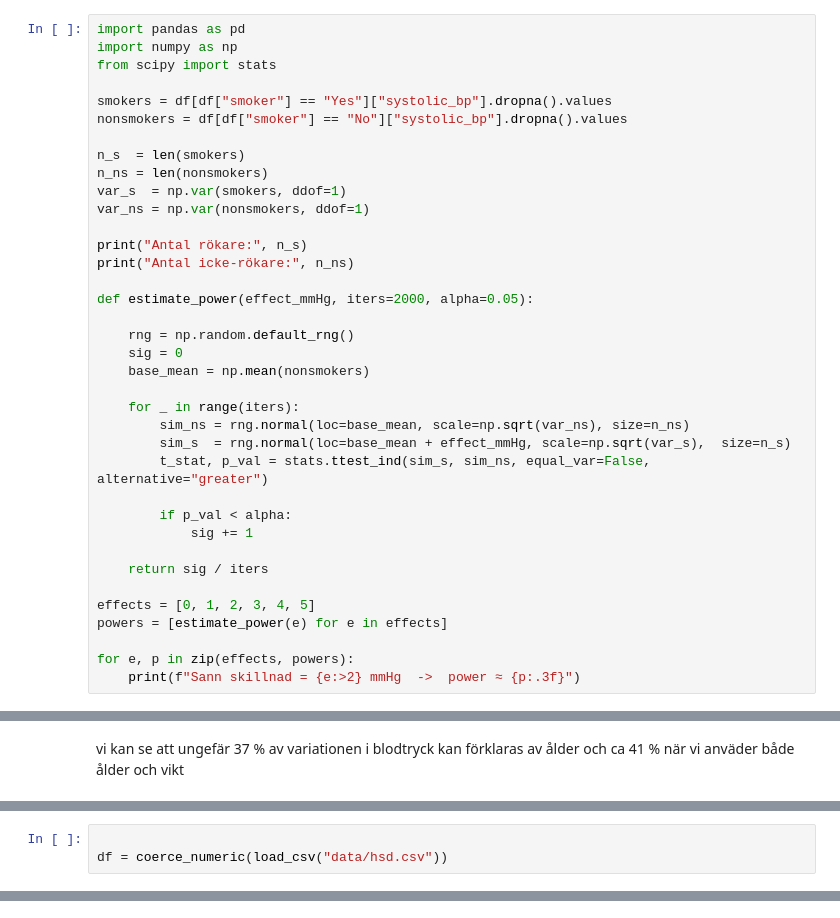
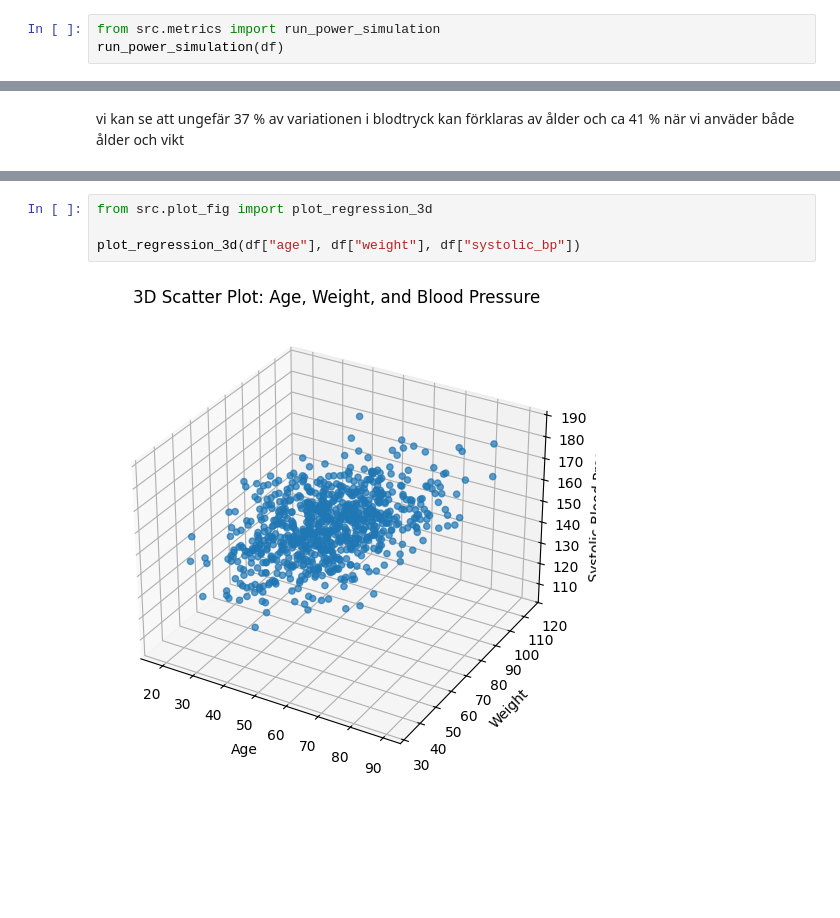
Before and after one commit to jankoshvatan/H-lsostuide, a Jupyter notebook: rep.ipynb, the cells around one changed output, grey strips where cells are left out. Cells and saved outputs as stored; diff of their text form; blank space fills up the shorter version.

```diff
--- a/rep.ipynb
+++ b/rep.ipynb
@@ -70,42 +74,8 @@ power : 0.07461138937273196
 # %% [markdown]
 som vi kan se har jag bara en 7.5% chans att upptäcka en skillnad i systolic BP mellan rökare och ickerökare. Man brukar sätta gränsen vid 80% power viket vi ligger långt under
 # %%
-import pandas as pd
-import numpy as np
-from scipy import stats
-
-smokers = df[df["smoker"] == "Yes"]["systolic_bp"].dropna().values
-nonsmokers = df[df["smoker"] == "No"]["systolic_bp"].dropna().values
-
-n_s  = len(smokers)
-n_ns = len(nonsmokers)
-var_s  = np.var(smokers, ddof=1)
-var_ns = np.var(nonsmokers, ddof=1)
-
-print("Antal rökare:", n_s)
-print("Antal icke-rökare:", n_ns)
-
-def estimate_power(effect_mmHg, iters=2000, alpha=0.05):
-
-    rng = np.random.default_rng()
-    sig = 0
-    base_mean = np.mean(nonsmokers)
-
-    for _ in range(iters):
-        sim_ns = rng.normal(loc=base_mean, scale=np.sqrt(var_ns), size=n_ns)
-        sim_s  = rng.normal(loc=base_mean + effect_mmHg, scale=np.sqrt(var_s),  size=n_s)
-        t_stat, p_val = stats.ttest_ind(sim_s, sim_ns, equal_var=False, alternative="greater")
-
-        if p_val < alpha:
-            sig += 1
-
-    return sig / iters
-
-effects = [0, 1, 2, 3, 4, 5]
-powers = [estimate_power(e) for e in effects]
-
-for e, p in zip(effects, powers):
-    print(f"Sann skillnad = {e:>2} mmHg  ->  power ≈ {p:.3f}")
+from src.metrics import run_power_simulation
+run_power_simulation(df)
 # %% [output]
 Antal rökare: 213
 Antal icke-rökare: 587
@@ -154,3 +130,0 @@ import seaborn as sns
-# %%
-
-df = coerce_numeric(load_csv("data/hsd.csv"))
@@ -203,0 +131,6 @@ memory usage: 56.4+ KB
+# %%
+from src.plot_fig import plot_regression_3d
+
+plot_regression_3d(df["age"], df["weight"], df["systolic_bp"])
+# %% [output]
+[figure, added]
```
Also changed, not shown: parts of 15 cells of this notebook, 3 other files.
